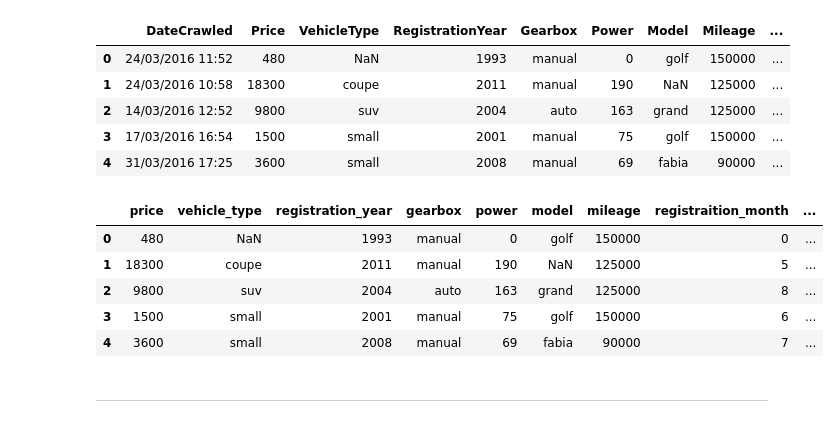
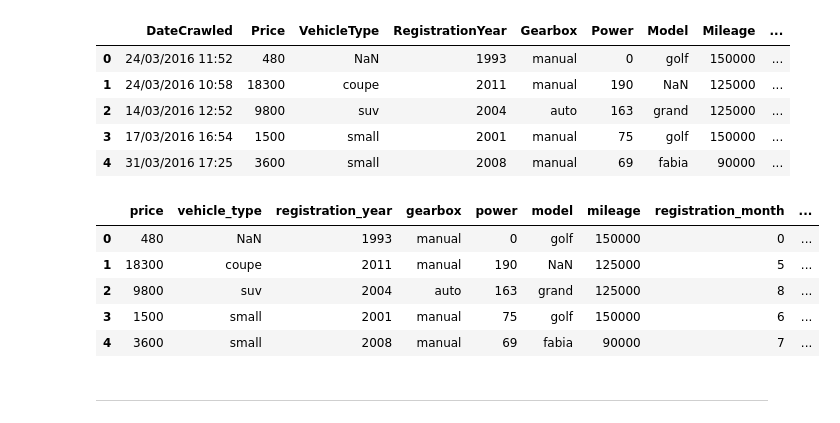
Before and after one commit to Vyncent-vdW/sprint_twelve_numerical_methods, a Jupyter notebook: sprint_twelve_numerical_methods_nb.ipynb, the cells around one changed output. Saved outputs shown, nothing was run; the diff lists cells and outputs as text; code cells hidden in the pictures.

```diff
--- a/sprint_twelve_numerical_methods_nb.ipynb
+++ b/sprint_twelve_numerical_methods_nb.ipynb
@@ -120,22 +124,22 @@ df.head()
 # %%
 df.drop(columns=['DateCrawled',
                  'DateCreated',
                  'NumberOfPictures',
                  'PostalCode',
                  'LastSeen'],
                  axis=1,
                  inplace=True)
 df.columns = df.columns.str.lower()
 df.rename(columns={'vehicletype': 'vehicle_type',
                    'registrationyear': 'registration_year',
-                   'registrationmonth': 'registraition_month',
+                   'registrationmonth': 'registration_month',
                    'fueltype': 'fuel_type',
                    'notrepaired': 'not_repaired'},
                    inplace=True)
 
 df.head()
 # %% [output]
-|  | price | vehicle_type | registration_year | gearbox | power | model | mileage | registraition_month | ... |
+|  | price | vehicle_type | registration_year | gearbox | power | model | mileage | registration_month | ... |
 | 0 | 480 | NaN | 1993 | manual | 0 | golf | 150000 | 0 | ... |
 | 1 | 18300 | coupe | 2011 | manual | 190 | NaN | 125000 | 5 | ... |
 | 2 | 9800 | suv | 2004 | auto | 163 | grand | 125000 | 8 | ... |
```
Also changed, not shown: parts of 74 cells of this notebook.
